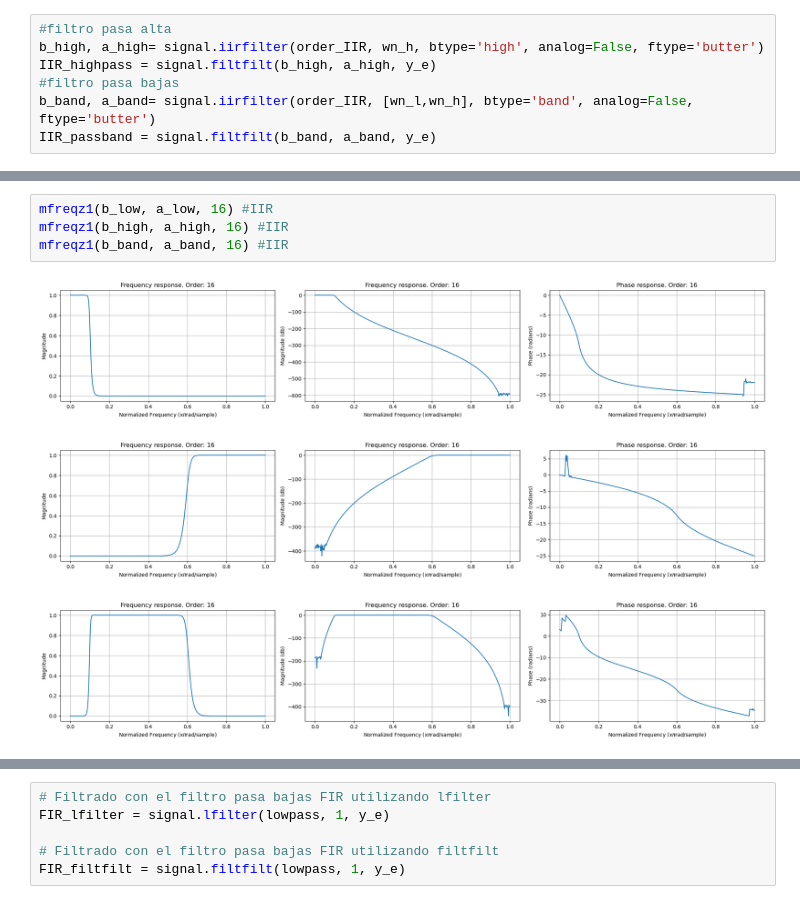
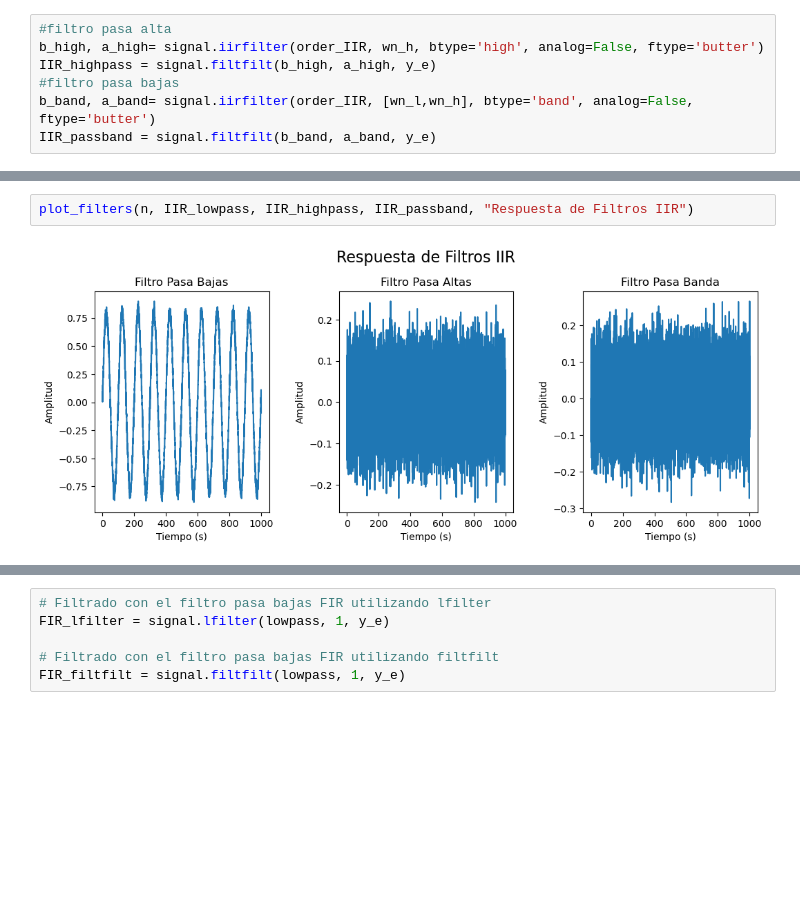
Before and after one commit to LuEnciso21/BIOSENALES24II, a Jupyter notebook: Practica6/P6_FILTROS_LUISAENCISO_JADERCHINGAL.ipynb, the cells around one changed output, grey strips where cells are left out. Drawn from its saved outputs; the diff is of its cells as text; blank space fills up the shorter version.

```diff
--- a/Practica6/P6_FILTROS_LUISAENCISO_JADERCHINGAL.ipynb
+++ b/Practica6/P6_FILTROS_LUISAENCISO_JADERCHINGAL.ipynb
@@ -364,8 +269,4 @@ plt.show()
-# %%
-mfreqz1(b_low, a_low, 16) #IIR
-mfreqz1(b_high, a_high, 16) #IIR
-mfreqz1(b_band, a_band, 16) #IIR
-# %% [output]
-[figure, removed]
-[figure, removed]
-[figure, removed]
+# %%
+plot_filters(n, IIR_lowpass, IIR_highpass, IIR_passband, "Respuesta de Filtros IIR")
+# %% [output]
+[figure, added]
```
Also changed, not shown: parts of 32 cells of this notebook.
